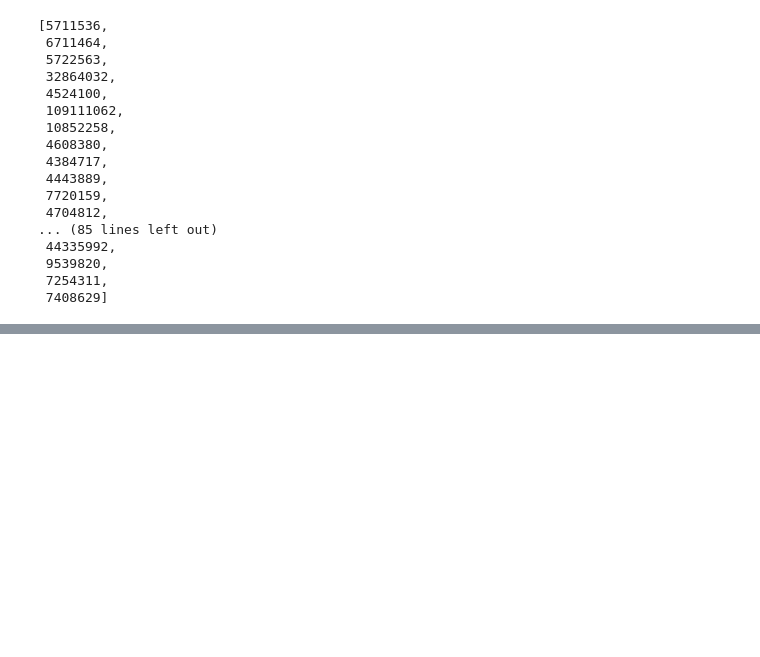
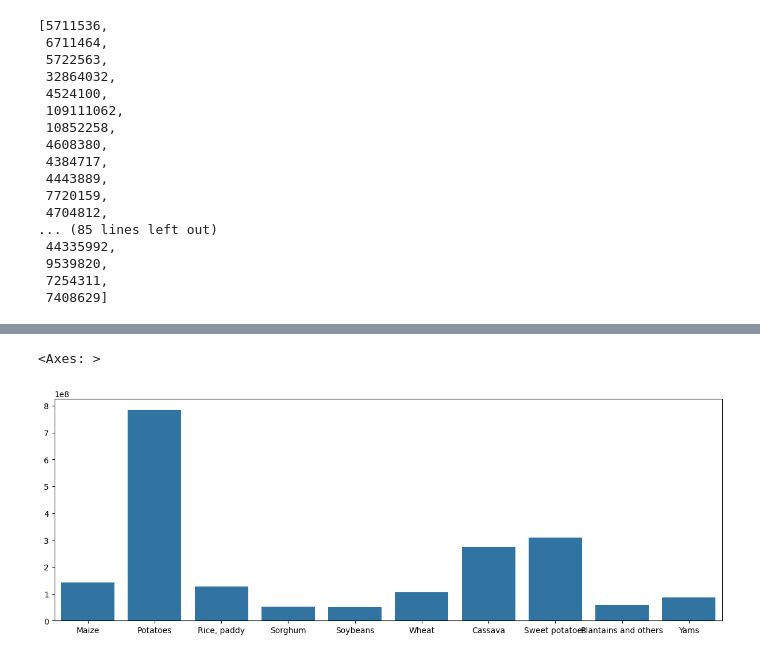
Before and after one commit to 18sharath/Crop-yield-predictor-Machine-learning-Project, a Jupyter notebook: crop_yield.ipynb, the cells around one changed output, grey strips where cells are left out. Cells and saved outputs as stored; diff of their text form; code cells hidden in the pictures; blank space fills up the shorter version.

```diff
--- a/crop_yield.ipynb
+++ b/crop_yield.ipynb
@@ -262,0 +300,6 @@ yeild_per_country
+# %%
+crops=df['Item'].unique()
+# %%
+yeild_per_Item=[]
+for crop in crops:
+    yeild_per_Item.append(df[df['Item']==crop]['hg/ha_yield'].sum())
@@ -262,0 +319,6 @@ yeild_per_country
+# %%
+plt.figure(figsize=(15,5))
+sns.barplot(x=crops,y=yeild_per_Item)
+# %% [output]
+<Axes: >
+[figure, added]
```
Also changed, not shown: parts of 23 cells of this notebook.
